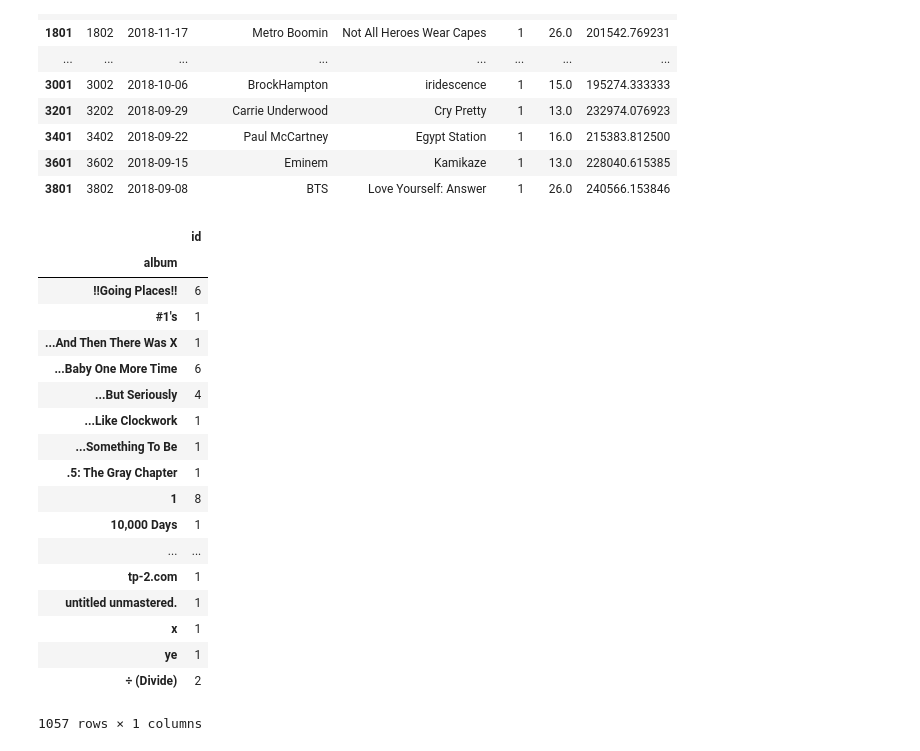
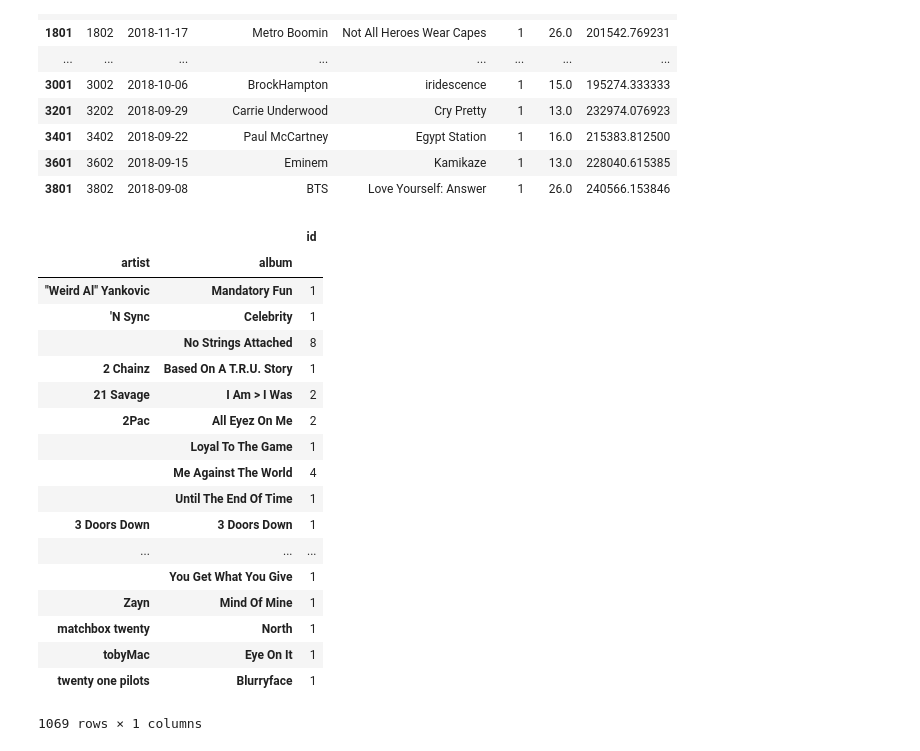
Before and after one commit to INSY6500projectTFSG/6500project, a Jupyter notebook: Project-Copy1.ipynb, the cells around one changed output. Saved outputs shown, nothing was run; the diff lists cells and outputs as text; code cells hidden in the pictures.

```diff
--- a/Project-Copy1.ipynb
+++ b/Project-Copy1.ipynb
@@ -18,10 +18,10 @@ import numpy as np
 import matplotlib.pyplot as plt
 # %%
 # Taylor's path
-#cnx = sqlite3.connect(r'C:\\Users\\tbfea\\OneDrive\\Documents\\GitHub\\INSY6500Project\\Project\\billboard-200.db')
+cnx = sqlite3.connect(r'C:\\Users\\tbfea\\OneDrive\\Documents\\GitHub\\INSY6500Project\\Project\\billboard-200.db')
 
 # Sarah's path
-cnx = sqlite3.connect(r'C:\\Users\\slgai\\Documents\\GitHub\\billboard_200.db')
+#cnx = sqlite3.connect(r'C:\\Users\\slgai\\Documents\\GitHub\\billboard_200.db')
 # %%
 ## https://stackoverflow.com/questions/50996820/how-to-import-a-sqlite3-database-into-python-jupyter-notebook
 
@@ -137,26 +99,26 @@ num1.head(20)
 | 3801 | 3802 | 2018-09-08 | BTS | Love Yourself: Answer | 1 | 26.0 | 240566.153846 |
 # %%
 # number of days each album was number one
-freq1 = num1.groupby('album')[['id']].count()
+freq1 = num1.groupby(['artist','album'])[['id']].count()
 freq1
 # histogram of number of days albums were number one?
 # %% [output]
-|  | id |
-| album |  |
-| !!Going Places!! | 6 |
-| #1's | 1 |
-| ...And Then There Was X | 1 |
-| ...Baby One More Time | 6 |
-| ...But Seriously | 4 |
-| ...Like Clockwork | 1 |
-| ...Something To Be | 1 |
-| .5: The Gray Chapter | 1 |
-| 1 | 8 |
-| 10,000 Days | 1 |
-| ... | ... |
-| tp-2.com | 1 |
-| untitled unmastered. | 1 |
-| x | 1 |
-| ye | 1 |
-| ÷ (Divide) | 2 |
+|  |  | id |
+| artist | album |  |
+| "Weird Al" Yankovic | Mandatory Fun | 1 |
+| 'N Sync | Celebrity | 1 |
+|  | No Strings Attached | 8 |
+| 2 Chainz | Based On A T.R.U. Story | 1 |
+| 21 Savage | I Am > I Was | 2 |
+| 2Pac | All Eyez On Me | 2 |
+|  | Loyal To The Game | 1 |
+|  | Me Against The World | 4 |
+|  | Until The End Of Time | 1 |
+| 3 Doors Down | 3 Doors Down | 1 |
+| ... | ... | ... |
+|  | You Get What You Give | 1 |
+| Zayn | Mind Of Mine | 1 |
+| matchbox twenty | North | 1 |
+| tobyMac | Eye On It | 1 |
+| twenty one pilots | Blurryface | 1 |
-1057 rows × 1 columns
+1069 rows × 1 columns
```
Also changed, not shown: parts of 6 cells of this notebook.
